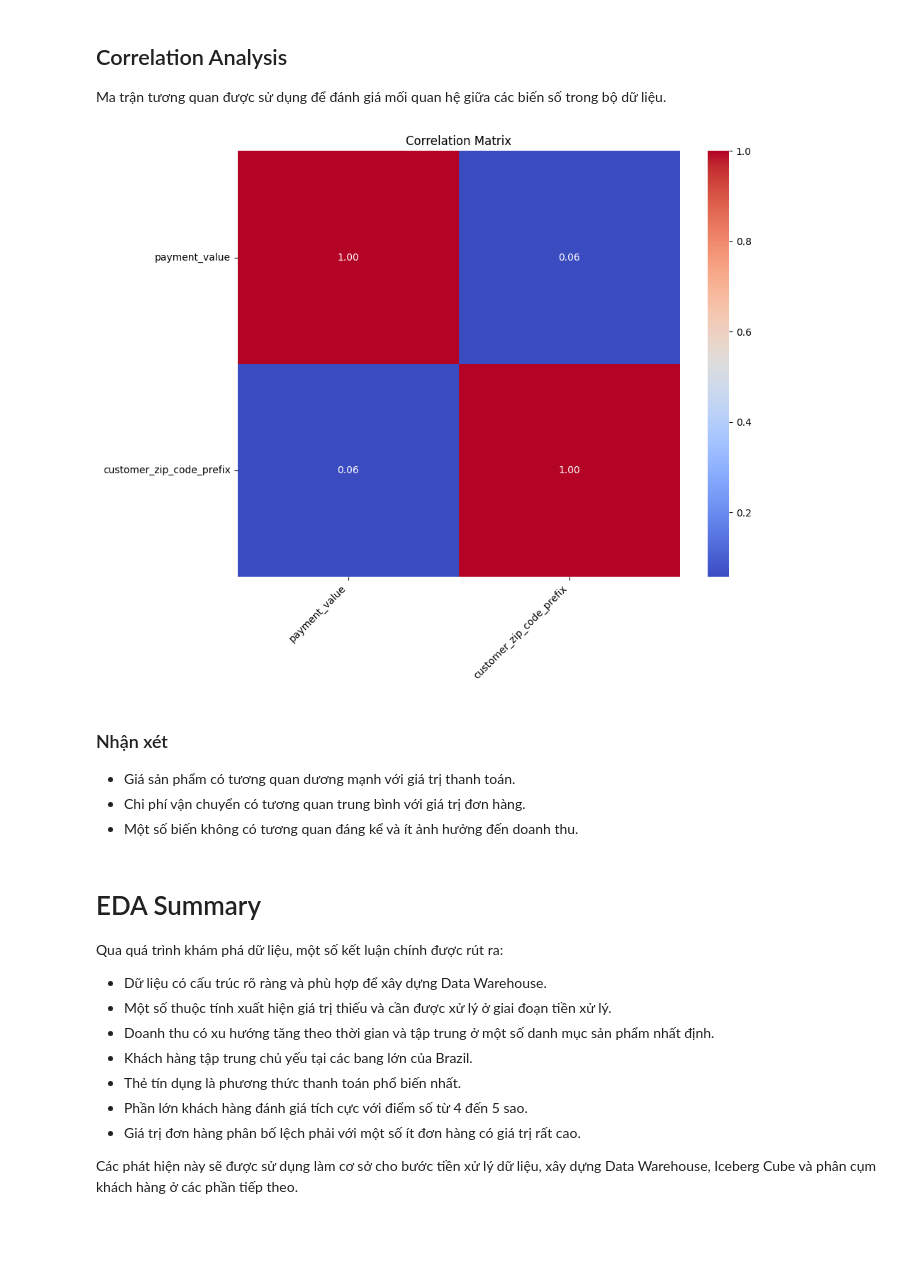
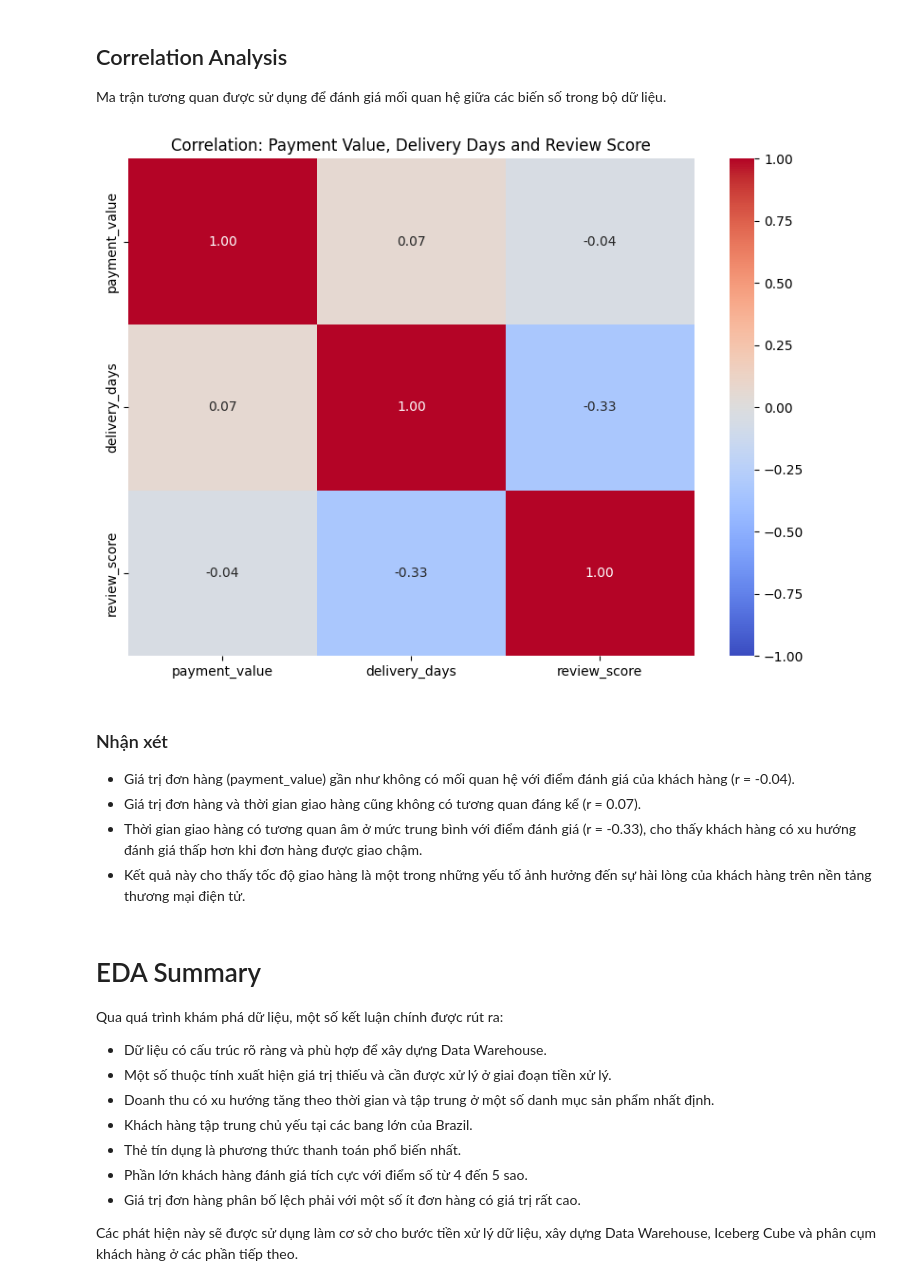
Before and after one commit to DaoGiaPhuc/final-data-mining-project, a Jupyter notebook: notebooks/01_dataset_eda.ipynb, the cells around one changed output. Drawn from its saved outputs; the diff is of its cells as text; code cells hidden in the pictures; blank space fills up the shorter version.

```diff
--- a/notebooks/01_dataset_eda.ipynb
+++ b/notebooks/01_dataset_eda.ipynb
@@ -452,23 +477,3 @@ plt.show()
 ## Correlation Analysis
 
 Ma trận tương quan được sử dụng để đánh giá mối quan hệ giữa các biến số trong bộ dữ liệu.
-# %%
-numeric_cols = sales.select_dtypes(include=['number'])
-
-plt.figure(figsize=(10,8))
-
-sns.heatmap(
-    numeric_cols.corr(),
-    annot=True,
-    cmap='coolwarm',
-    fmt='.2f'
-)
-
-plt.title('Correlation Matrix')
-plt.xticks(rotation=45, ha='right')
-plt.yticks(rotation=0)
-
-plt.tight_layout()
-plt.show()
-# %% [output]
-[figure, removed]
@@ -474,0 +498,24 @@ plt.show()
+# %%
+corr_df['order_purchase_timestamp'] = pd.to_datetime(
+    corr_df['order_purchase_timestamp']
+)
+
+corr_df['order_delivered_customer_date'] = pd.to_datetime(
+    corr_df['order_delivered_customer_date']
+)
+
+corr_df['delivery_days'] = (
+    corr_df['order_delivered_customer_date']
+    - corr_df['order_purchase_timestamp']
+).dt.days
+corr_df = corr_df[
+    corr_df['delivery_days'] >= 0
+]
+# %%
+corr_features = corr_df[
+    [
+        'payment_value',
+        'delivery_days',
+        'review_score'
+    ]
+].dropna()
@@ -475,9 +526,30 @@ plt.show()
+# %%
+plt.figure(figsize=(8,6))
+
+sns.heatmap(
+    corr_features.corr(),
+    annot=True,
+    cmap='coolwarm',
+    fmt='.2f',
+    vmin=-1,
+    vmax=1
+)
+
+plt.title(
+    'Correlation: Payment Value, Delivery Days and Review Score'
+)
+
+plt.tight_layout()
+plt.show()
+# %% [output]
+[figure, added]
 # %% [markdown]
 ### Nhận xét
 
-- Giá sản phẩm có tương quan dương mạnh với giá trị thanh toán.
-- Chi phí vận chuyển có tương quan trung bình với giá trị đơn hàng.
-- Một số biến không có tương quan đáng kể và ít ảnh hưởng đến doanh thu.
+- Giá trị đơn hàng (payment_value) gần như không có mối quan hệ với điểm đánh giá của khách hàng (r = -0.04).
+- Giá trị đơn hàng và thời gian giao hàng cũng không có tương quan đáng kể (r = 0.07).
+- Thời gian giao hàng có tương quan âm ở mức trung bình với điểm đánh giá (r = -0.33), cho thấy khách hàng có xu hướng đánh giá thấp hơn khi đơn hàng được giao chậm.
+- Kết quả này cho thấy tốc độ giao hàng là một trong những yếu tố ảnh hưởng đến sự hài lòng của khách hàng trên nền tảng thương mại điện tử.
 # %% [markdown]
 # EDA Summary
 
```
Also changed, not shown: parts of 8 cells of this notebook.
